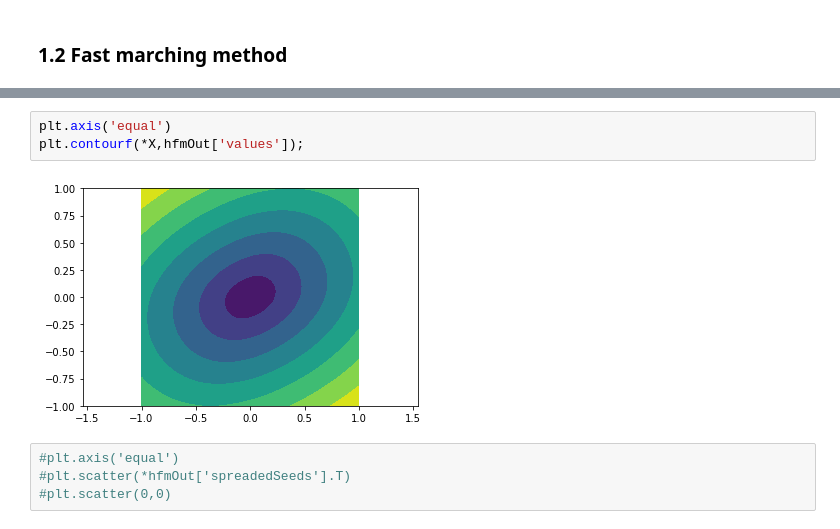
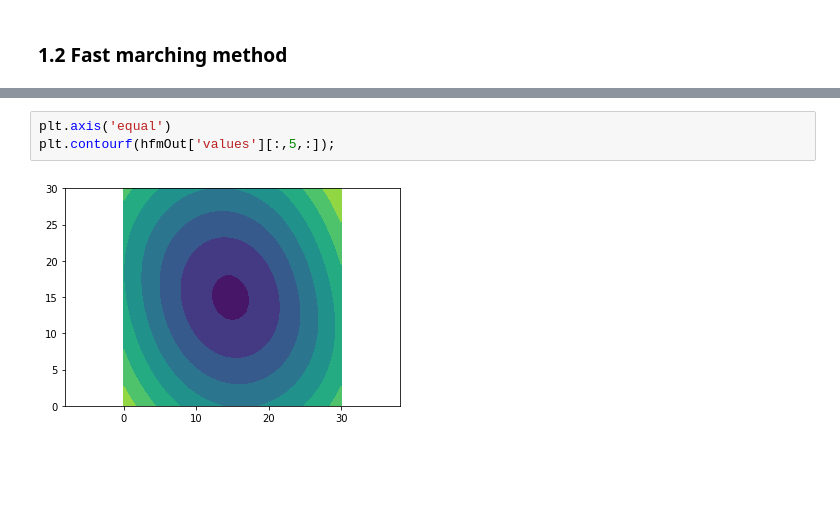
Before and after one commit to gbonnet1/AdaptiveGridDiscretizations, a Jupyter notebook: Notebooks_FMM/InPreparation/TTI.ipynb, the cells around one changed output, grey strips where cells are left out. Cells and saved outputs as stored; diff of their text form; blank space fills up the shorter version.

```diff
--- a/Notebooks_FMM/InPreparation/TTI.ipynb
+++ b/Notebooks_FMM/InPreparation/TTI.ipynb
@@ -108,10 +225,6 @@ GPU kernel eikonal ran for 0.09099173545837402 seconds, and 35 iterations.
 Post-Processing
 # %%
 plt.axis('equal')
-plt.contourf(*X,hfmOut['values']);
+plt.contourf(hfmOut['values'][:,5,:]);
 # %% [output]
-[figure, old version]
+[figure, new version]
-# %%
-#plt.axis('equal')
-#plt.scatter(*hfmOut['spreadedSeeds'].T)
-#plt.scatter(0,0)
```
Also changed, not shown: parts of 45 cells of this notebook, 1 other file.
